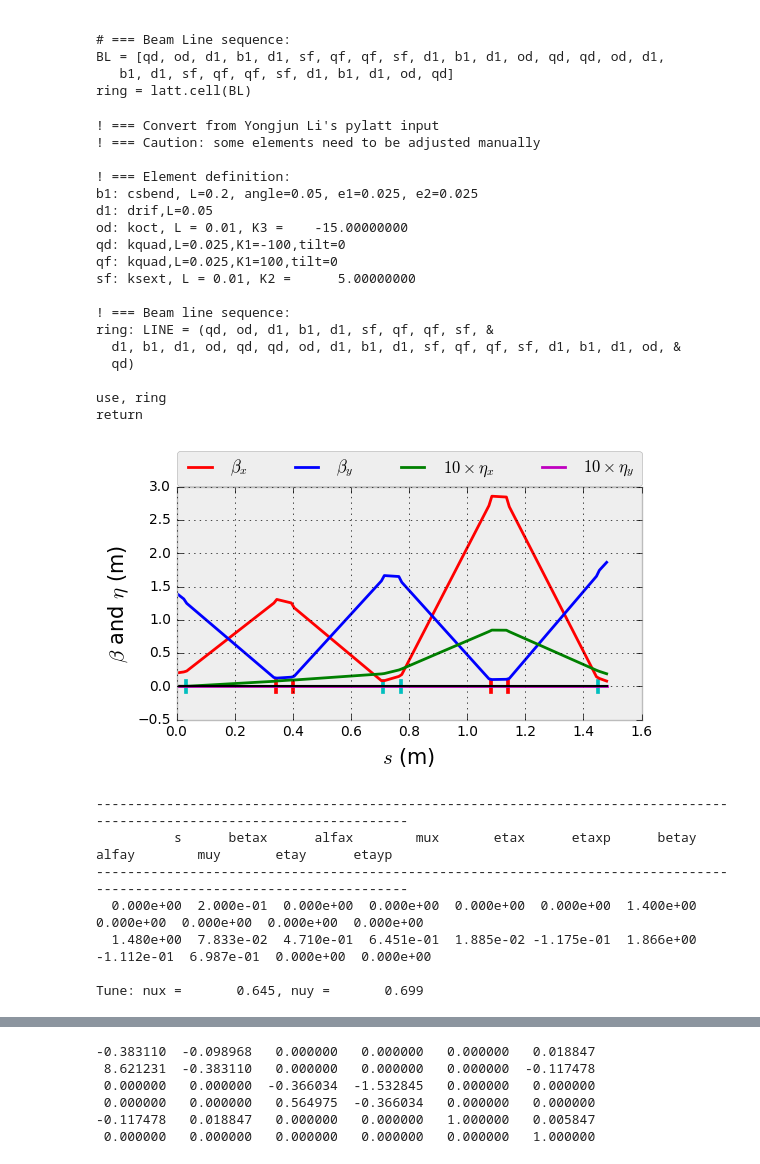
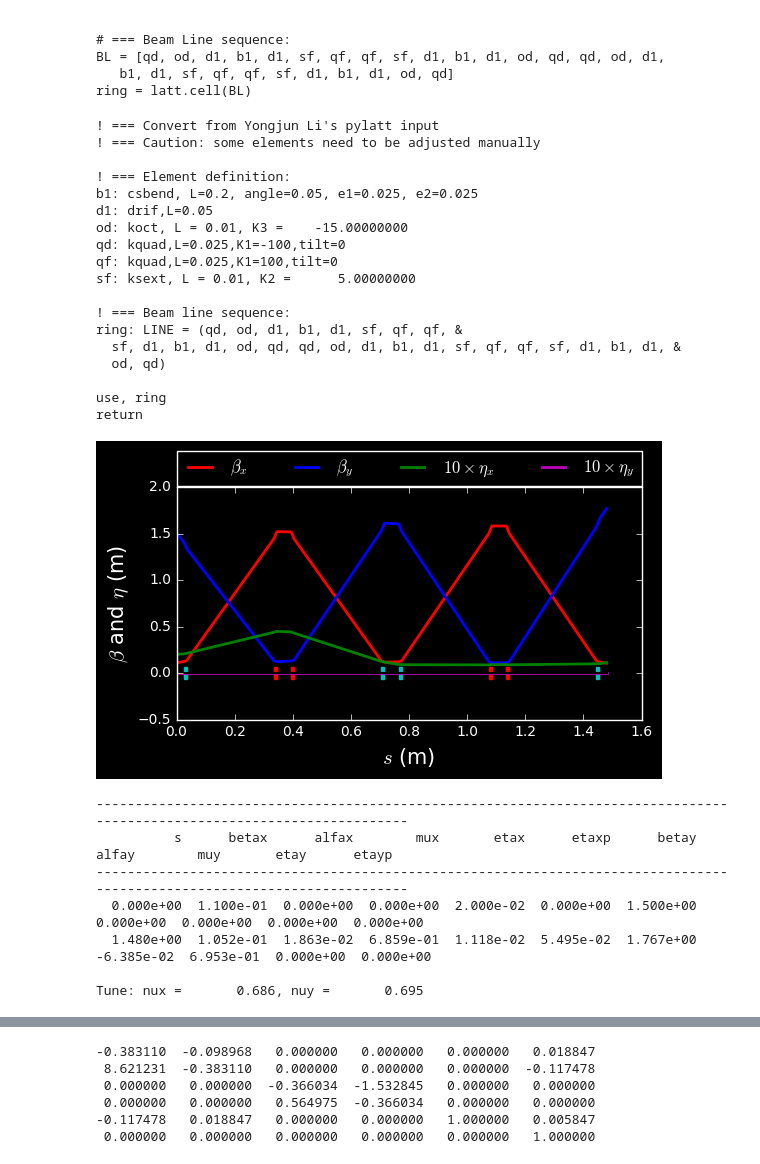
Before and after one commit to mpyliyj/pylatt_git, a Jupyter notebook: pylatt_examples.ipynb, the cells around one changed output, grey strips where cells are left out. Saved outputs shown, nothing was run; the diff lists cells and outputs as text; code cells hidden in the pictures.

```diff
--- a/pylatt_examples.ipynb
+++ b/pylatt_examples.ipynb
@@ -8,7 +8,7 @@ import numpy as np
 import matplotlib
 %matplotlib inline
 import matplotlib.pylab as plt
-plt.style.use(['bmh'])#dark_background'])
+plt.style.use(['dark_background'])
 
 import pylatt as latt
 reload(latt)
@@ -222,7 +225,7 @@ print(line)
 
 Tune: nux =       0.422, nuy =       0.334
 # %%
-line.betax0 = 0.3
+line.betax0 = 0.12
 line.etax0 = 0.02
 line.bl = line.bl*2
 line.plttwiss(figsize=(6,3),surflvl=-0.2)
@@ -306,26 +321,26 @@ qf: kquad,L=0.025,K1=100,tilt=0
 sf: ksext, L = 0.01, K2 =      5.00000000
 
 ! === Beam line sequence:
-ring: LINE = (qd, od, d1, b1, d1, sf, qf, qf, sf, &
-  d1, b1, d1, od, qd, qd, od, d1, b1, d1, sf, qf, qf, sf, d1, b1, d1, od, &
-  qd)
+ring: LINE = (qd, od, d1, b1, d1, sf, qf, qf, &
+  sf, d1, b1, d1, od, qd, qd, od, d1, b1, d1, sf, qf, qf, sf, d1, b1, d1, &
+  od, qd)
 
 use, ring
 return
 # %%
 alist = line.getMatLine()
-bline = latt.beamline(alist,betax0=0.2,betay0=1.4,etax0=0)
+bline = latt.beamline(alist,betax0=0.11,betay0=1.5,etax0=0.02)
 bline.plttwiss(figsize=(6,3))
 print(bline)
 # %% [output]
-[figure, old version]
+[figure, new version]
 -------------------------------------------------------------------------------------------------------------------------
           s      betax      alfax        mux       etax      etaxp      betay      alfay        muy       etay      etayp
 -------------------------------------------------------------------------------------------------------------------------
-  0.000e+00  2.000e-01  0.000e+00  0.000e+00  0.000e+00  0.000e+00  1.400e+00  0.000e+00  0.000e+00  0.000e+00  0.000e+00
-  1.480e+00  7.833e-02  4.710e-01  6.451e-01  1.885e-02 -1.175e-01  1.866e+00 -1.112e-01  6.987e-01  0.000e+00  0.000e+00
+  0.000e+00  1.100e-01  0.000e+00  0.000e+00  2.000e-02  0.000e+00  1.500e+00  0.000e+00  0.000e+00  0.000e+00  0.000e+00
+  1.480e+00  1.052e-01  1.863e-02  6.859e-01  1.118e-02  5.495e-02  1.767e+00 -6.385e-02  6.953e-01  0.000e+00  0.000e+00
 
-Tune: nux =       0.645, nuy =       0.699
+Tune: nux =       0.686, nuy =       0.695
 # %%
 x = line.eletrack(x0=[0.001,0,0.002,0,0,-0.0001])
 plt.figure(figsize=(6,3))
```
Also changed, not shown: parts of 24 cells of this notebook, 1 other file.
